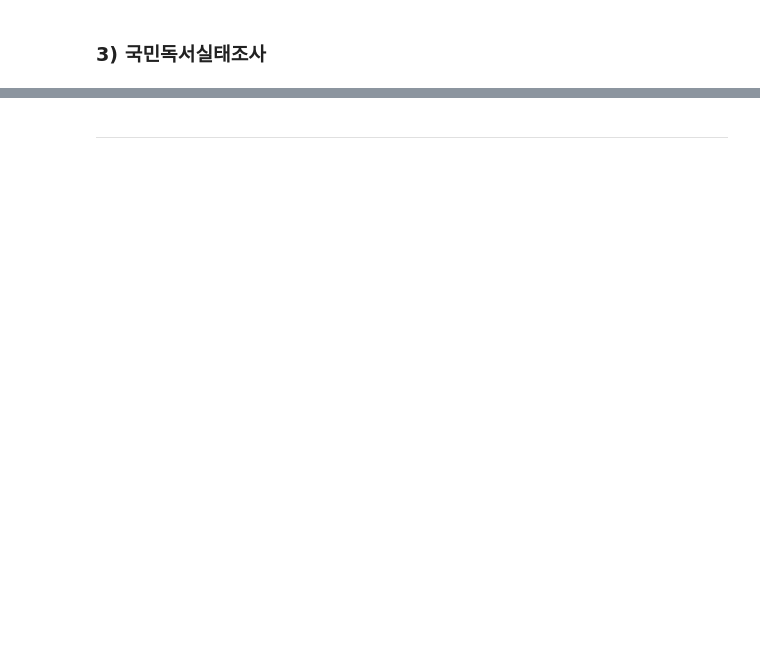
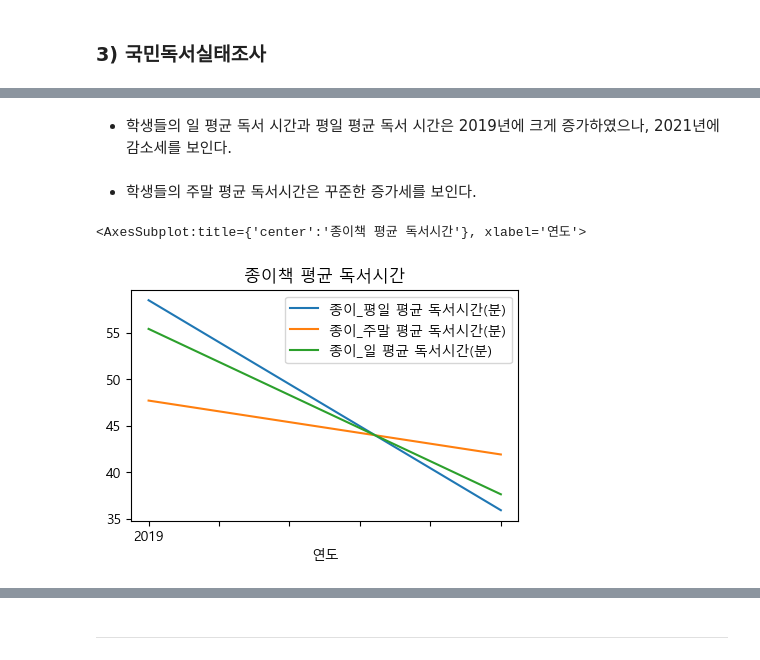
Before and after one commit to Yerial1125/semi_project, a Jupyter notebook: E조_세미프로젝트.ipynb, the cells around one changed output, grey strips where cells are left out. Saved outputs shown, nothing was run; the diff lists cells and outputs as text; code cells hidden in the pictures; blank space fills up the shorter version.

```diff
--- a/E조_세미프로젝트.ipynb
+++ b/E조_세미프로젝트.ipynb
@@ -576,0 +779,9 @@ ebook_adult.to_csv('data/adult_ebook.csv')
+# %% [markdown]
+- 학생들의 일 평균 독서 시간과 평일 평균 독서 시간은 2019년에 크게 증가하였으나, 2021년에 감소세를 보인다.
+# %% [markdown]
+- 학생들의 주말 평균 독서시간은 꾸준한 증가세를 보인다.
+# %%
+read_avg_stu.iloc[1:3,3:6].plot(figsize=(5,3), title='종이책 평균 독서시간')
+# %% [output]
+<AxesSubplot:title={'center':'종이책 평균 독서시간'}, xlabel='연도'>
+[figure, added]
```
Also changed, not shown: parts of 77 cells of this notebook, 2 other files.
